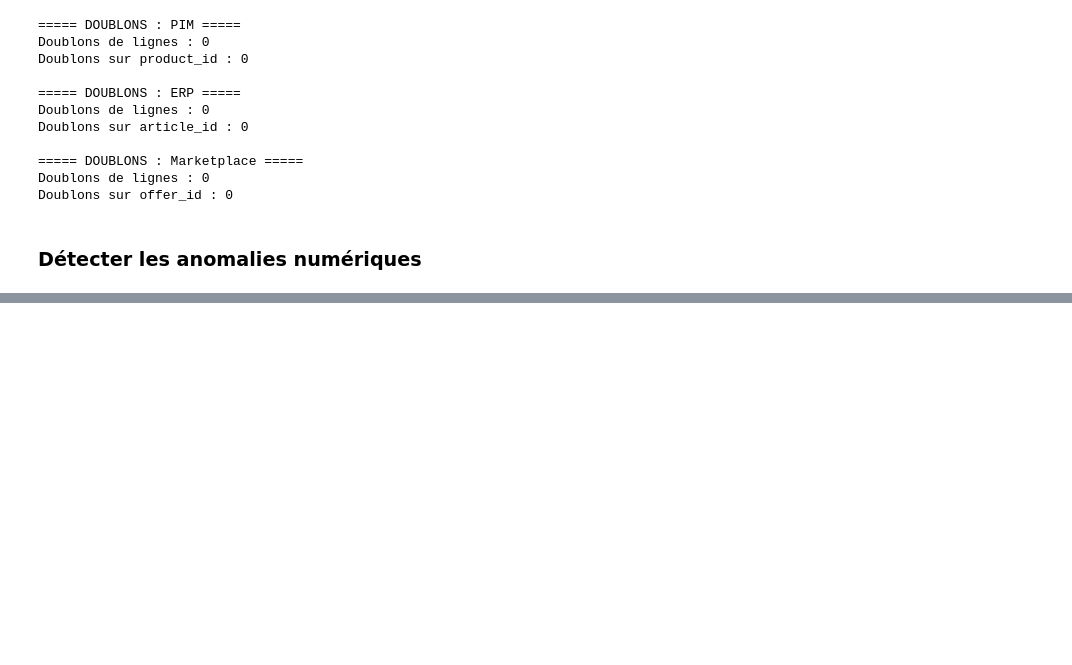
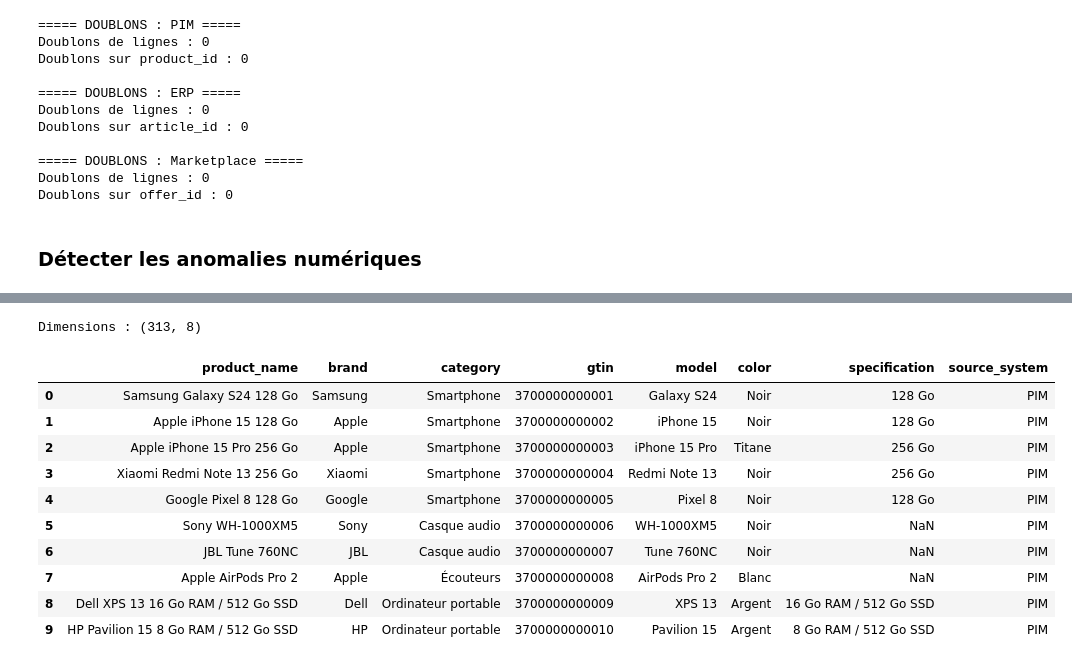
Before and after one commit to Ramadiaw12/Project_datagouvernance, a Jupyter notebook: notebooks/01_diagnostic_donnees.ipynb, the cells around one changed output, grey strips where cells are left out. Drawn from its saved outputs; the diff is of its cells as text; code cells hidden in the pictures; blank space fills up the shorter version.

```diff
--- a/notebooks/01_diagnostic_donnees.ipynb
+++ b/notebooks/01_diagnostic_donnees.ipynb
@@ -182,0 +485,11 @@ Doublons sur offer_id : 0
+# %%
+for source, correspondances in mapping.items():
+    print(f"\n--- {source} ---")
+
+    for cible, colonne in correspondances.items():
+        if colonne is None:
+            print(f"{cible}: non disponible dans le mapping initial")
+        elif colonne in sources[source].columns:
+            print(f"{cible}: OK ({colonne})")
+        else:
+            print(f"{cible}: COLONNE INTROUVABLE ({colonne})")
@@ -182,0 +514,47 @@ Doublons sur offer_id : 0
+# %%
+def harmoniser_source(df, nom_source, correspondances):
+
+    donnees = pd.DataFrame(index=df.index)
+
+    for attribut_cible, colonne_source in correspondances.items():
+
+        if colonne_source is not None and colonne_source in df.columns:
+            donnees[attribut_cible] = df[colonne_source]
+        else:
+            donnees[attribut_cible] = pd.NA
+
+    donnees["source_system"] = nom_source
+
+    return donnees
+# %%
+pim_harmonise = harmoniser_source(pim, "PIM", mapping["PIM"])
+erp_harmonise = harmoniser_source(erp, "ERP", mapping["ERP"])
+marketplace_harmonise = harmoniser_source(
+    marketplace, "Marketplace", mapping["Marketplace"]
+)
+# %%
+donnees_consolidees = pd.concat(
+    [
+        pim_harmonise,
+        erp_harmonise,
+        marketplace_harmonise
+    ],
+    ignore_index=True
+)
+
+print("Dimensions :", donnees_consolidees.shape)
+
+display(donnees_consolidees.head(10))
+# %% [output]
+Dimensions : (313, 8)
+|  | product_name | brand | category | gtin | model | color | specification | source_system |
+| 0 | Samsung Galaxy S24 128 Go | Samsung | Smartphone | 3700000000001 | Galaxy S24 | Noir | 128 Go | PIM |
+| 1 | Apple iPhone 15 128 Go | Apple | Smartphone | 3700000000002 | iPhone 15 | Noir | 128 Go | PIM |
+| 2 | Apple iPhone 15 Pro 256 Go | Apple | Smartphone | 3700000000003 | iPhone 15 Pro | Titane | 256 Go | PIM |
+| 3 | Xiaomi Redmi Note 13 256 Go | Xiaomi | Smartphone | 3700000000004 | Redmi Note 13 | Noir | 256 Go | PIM |
+| 4 | Google Pixel 8 128 Go | Google | Smartphone | 3700000000005 | Pixel 8 | Noir | 128 Go | PIM |
+| 5 | Sony WH-1000XM5 | Sony | Casque audio | 3700000000006 | WH-1000XM5 | Noir | NaN | PIM |
+| 6 | JBL Tune 760NC | JBL | Casque audio | 3700000000007 | Tune 760NC | Noir | NaN | PIM |
+| 7 | Apple AirPods Pro 2 | Apple | Écouteurs | 3700000000008 | AirPods Pro 2 | Blanc | NaN | PIM |
+| 8 | Dell XPS 13 16 Go RAM / 512 Go SSD | Dell | Ordinateur portable | 3700000000009 | XPS 13 | Argent | 16 Go RAM / 512 Go SSD | PIM |
+| 9 | HP Pavilion 15 8 Go RAM / 512 Go SSD | HP | Ordinateur portable | 3700000000010 | Pavilion 15 | Argent | 8 Go RAM / 512 Go SSD | PIM |
```
Also changed, not shown: parts of 12 cells of this notebook.
